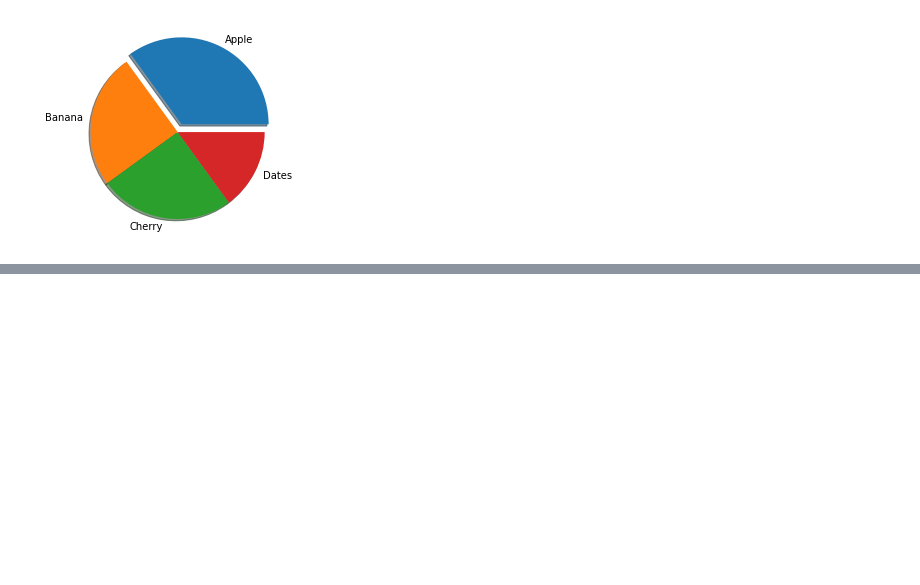
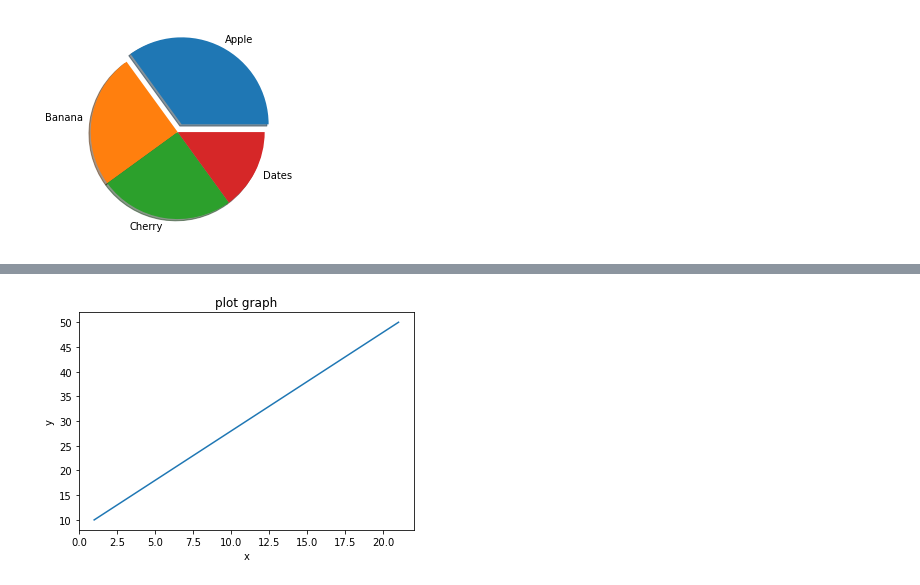
Before and after one commit to harshil2024-gh/python, a Jupyter notebook: Chapter 10- matplotlib.ipynb, the cells around one changed output, grey strips where cells are left out. Cells and saved outputs as stored; diff of their text form; code cells hidden in the pictures; blank space fills up the shorter version.

```diff
--- a/Chapter 10- matplotlib.ipynb
+++ b/Chapter 10- matplotlib.ipynb
@@ -293,0 +354,13 @@ plt.show()
+# %%
+#create a line plot in which x points derived from 3 to 21 and y point varies according equation y=2x+8
+import matplotlib.pyplot as plt
+import numpy as np
+x=np.array([i for i in range(1,22)])
+y=np.array([(2*i+8) for i in range(1,22)])
+plt.plot(x,y)
+plt.xlabel("x")
+plt.ylabel("y")
+plt.title("plot graph")
+plt.show()
+# %% [output]
+[figure, added]
```
Also changed, not shown: parts of 13 cells of this notebook.
